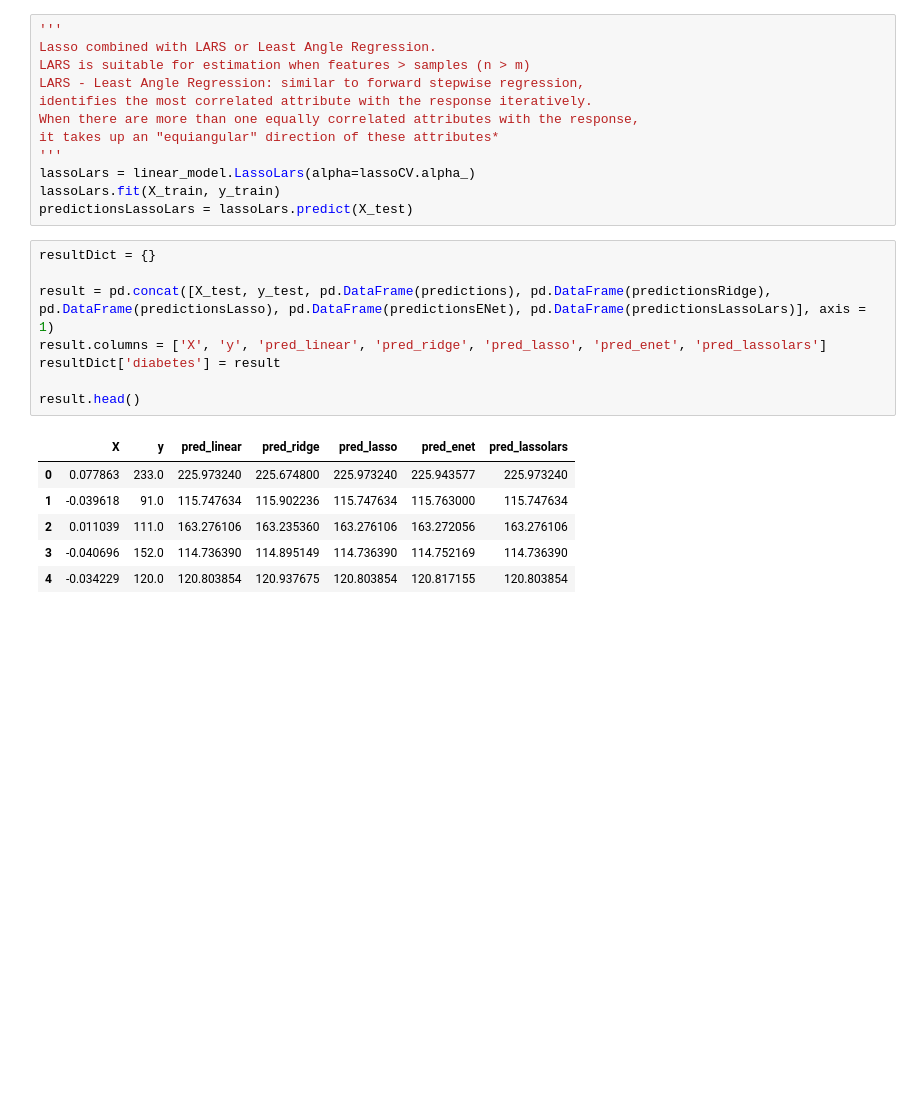
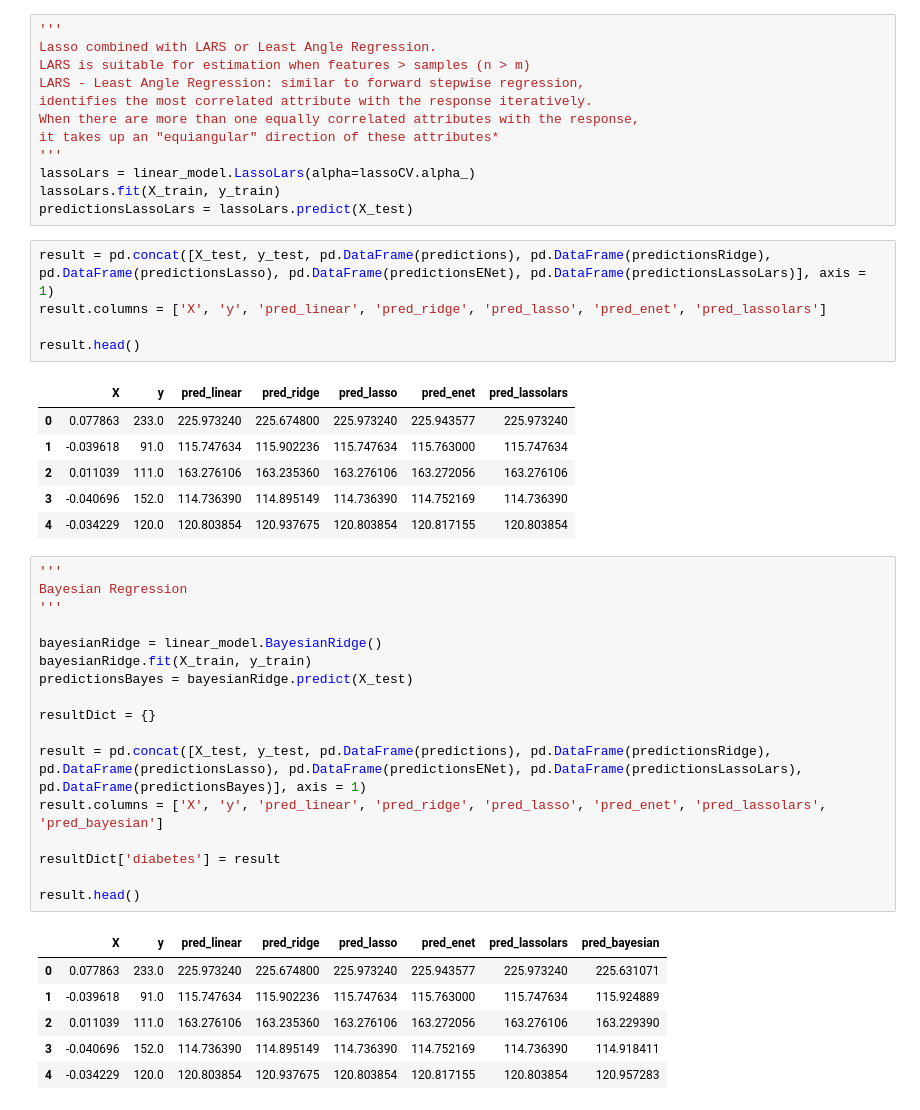
Before and after one commit to gsailesh/Old_ML_Exercises_part2, a Jupyter notebook: GLMEx.ipynb, the cells around one changed output. Cells and saved outputs as stored; diff of their text form; blank space fills up the shorter version.

Commit message:
included Bayesian Ridge Regression snippet

```diff
--- a/GLMEx.ipynb
+++ b/GLMEx.ipynb
@@ -192,11 +192,8 @@ lassoLars = linear_model.LassoLars(alpha=lassoCV.alpha_)
 lassoLars.fit(X_train, y_train)
 predictionsLassoLars = lassoLars.predict(X_test)
 # %%
-resultDict = {}
-
 result = pd.concat([X_test, y_test, pd.DataFrame(predictions), pd.DataFrame(predictionsRidge), pd.DataFrame(predictionsLasso), pd.DataFrame(predictionsENet), pd.DataFrame(predictionsLassoLars)], axis = 1)
 result.columns = ['X', 'y', 'pred_linear', 'pred_ridge', 'pred_lasso', 'pred_enet', 'pred_lassolars']
-resultDict['diabetes'] = result
 
 result.head()
 # %% [output]
@@ -206,3 +203,27 @@ result.head()
 | 2 | 0.011039 | 111.0 | 163.276106 | 163.235360 | 163.276106 | 163.272056 | 163.276106 |
 | 3 | -0.040696 | 152.0 | 114.736390 | 114.895149 | 114.736390 | 114.752169 | 114.736390 |
 | 4 | -0.034229 | 120.0 | 120.803854 | 120.937675 | 120.803854 | 120.817155 | 120.803854 |
+# %%
+'''
+Bayesian Regression
+'''
+
+bayesianRidge = linear_model.BayesianRidge()
+bayesianRidge.fit(X_train, y_train)
+predictionsBayes = bayesianRidge.predict(X_test)
+
+resultDict = {}
+
+result = pd.concat([X_test, y_test, pd.DataFrame(predictions), pd.DataFrame(predictionsRidge), pd.DataFrame(predictionsLasso), pd.DataFrame(predictionsENet), pd.DataFrame(predictionsLassoLars), pd.DataFrame(predictionsBayes)], axis = 1)
+result.columns = ['X', 'y', 'pred_linear', 'pred_ridge', 'pred_lasso', 'pred_enet', 'pred_lassolars', 'pred_bayesian']
+
+resultDict['diabetes'] = result
+
+result.head()
+# %% [output]
+|  | X | y | pred_linear | pred_ridge | pred_lasso | pred_enet | pred_lassolars | pred_bayesian |
+| 0 | 0.077863 | 233.0 | 225.973240 | 225.674800 | 225.973240 | 225.943577 | 225.973240 | 225.631071 |
+| 1 | -0.039618 | 91.0 | 115.747634 | 115.902236 | 115.747634 | 115.763000 | 115.747634 | 115.924889 |
+| 2 | 0.011039 | 111.0 | 163.276106 | 163.235360 | 163.276106 | 163.272056 | 163.276106 | 163.229390 |
+| 3 | -0.040696 | 152.0 | 114.736390 | 114.895149 | 114.736390 | 114.752169 | 114.736390 | 114.918411 |
+| 4 | -0.034229 | 120.0 | 120.803854 | 120.937675 | 120.803854 | 120.817155 | 120.803854 | 120.957283 |
```
